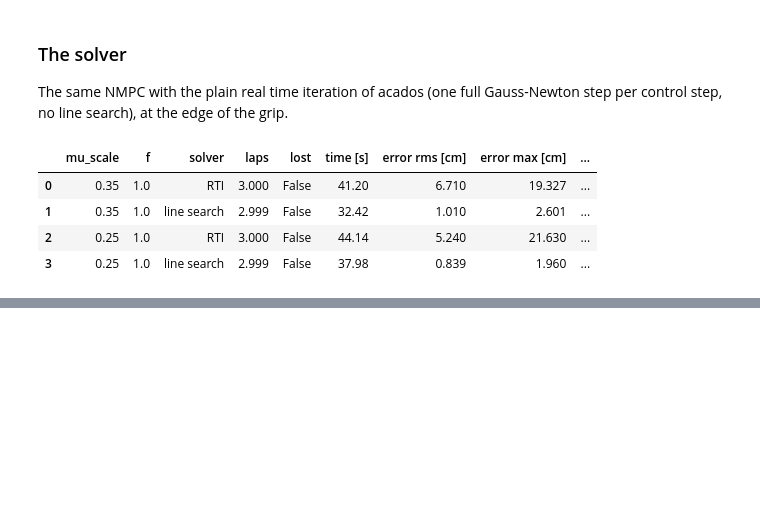
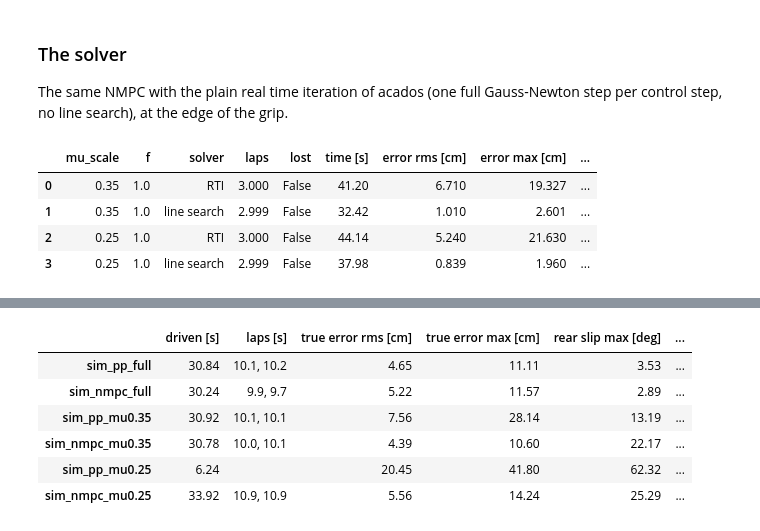
Before and after one commit to Gelminaio/drift-mpc-ackermann, a Jupyter notebook: notebooks/nmpc.ipynb, the cells around one changed output, grey strips where cells are left out. Drawn from its saved outputs; the diff is of its cells as text; code cells hidden in the pictures; blank space fills up the shorter version.

```diff
--- a/notebooks/nmpc.ipynb
+++ b/notebooks/nmpc.ipynb
@@ -371,0 +386,39 @@ desktop.
+# %%
+rows = {}
+for name in ['sim_pp_full', 'sim_nmpc_full', 'sim_pp_mu0.35', 'sim_nmpc_mu0.35', 'sim_pp_mu0.25', 'sim_nmpc_mu0.25']:
+    d = bt.load(f'../data/{name}_parquet')
+    js = d['joint_states']
+    moving = js['t'][js[['wl', 'wr']].abs().max(axis=1) > 1.0]
+    g = d['ground_truth']
+    g = g[(g['t'] > moving.iloc[0] + 1.0) & (g['t'] < moving.iloc[-1])]
+    idx, e, i = [], [], None
+    for x, y in zip(g['x'], g['y']):
+        i = nearest(track, x, y, i)
+        idx.append(i)
+        e.append(lateral_error(track, i, x, y))
+    idx, e = np.array(idx), np.array(e) * 100
+    n = len(track['s'])
+    laps = np.diff(g['t'].to_numpy()[1:][(idx[:-1] > 3 * n // 4) & (idx[1:] < n // 4)])
+    t, X, Y = bt.map_pose(d)
+    stamp = np.interp(t, d['odometry_filtered']['t'], d['odometry_filtered']['stamp'])
+    w = (t > moving.iloc[0] + 1.0) & (t < moving.iloc[-1])
+    gx = np.interp(stamp[w], d['ground_truth']['stamp'], d['ground_truth']['x'])
+    gy = np.interp(stamp[w], d['ground_truth']['stamp'], d['ground_truth']['y'])
+    fast = g[g['vx'] > 0.3]
+    row = {'driven [s]': moving.iloc[-1] - moving.iloc[0], 'laps [s]': ', '.join(f'{x:.1f}' for x in laps),
+           'true error rms [cm]': np.sqrt(np.mean(e ** 2)), 'true error max [cm]': np.abs(e).max(),
+           'rear slip max [deg]': np.degrees(np.abs(np.arctan2(fast['vy'], fast['vx']))).max(),
+           'localization rms [cm]': np.sqrt(np.mean((np.hypot(X[w] - gx, Y[w] - gy) * 100) ** 2))}
+    if 'nmpc_solve_time' in d:
+        ms = d['nmpc_solve_time']['ms'][1:]     # the first call runs 10 iterations
+        row.update({'solve mean [ms]': ms.mean(), 'solve 99% [ms]': ms.quantile(0.99), 'solve max [ms]': ms.max()})
+    rows[name] = row
+pd.DataFrame.from_dict(rows, orient='index').round(2)
+# %% [output]
+|  | driven [s] | laps [s] | true error rms [cm] | true error max [cm] | rear slip max [deg] | ... |
+| sim_pp_full | 30.84 | 10.1, 10.2 | 4.65 | 11.11 | 3.53 | ... |
+| sim_nmpc_full | 30.24 | 9.9, 9.7 | 5.22 | 11.57 | 2.89 | ... |
+| sim_pp_mu0.35 | 30.92 | 10.1, 10.1 | 7.56 | 28.14 | 13.19 | ... |
+| sim_nmpc_mu0.35 | 30.78 | 10.0, 10.1 | 4.39 | 10.60 | 22.17 | ... |
+| sim_pp_mu0.25 | 6.24 |  | 20.45 | 41.80 | 62.32 | ... |
+| sim_nmpc_mu0.25 | 33.92 | 10.9, 10.9 | 5.56 | 14.24 | 25.29 | ... |
```
Also changed, not shown: parts of 6 cells of this notebook, 2 other files.
